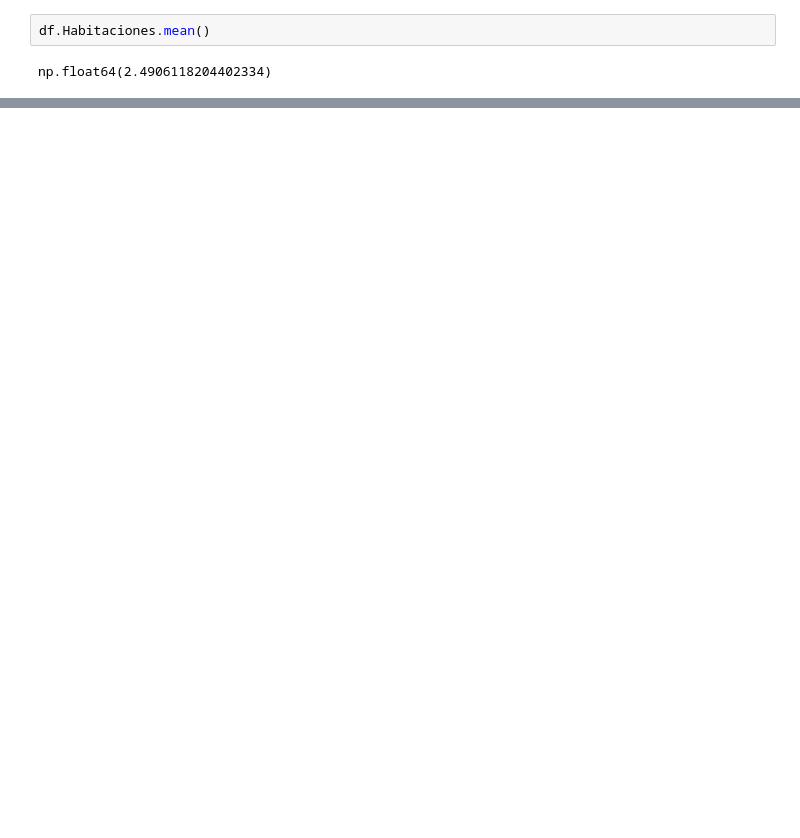
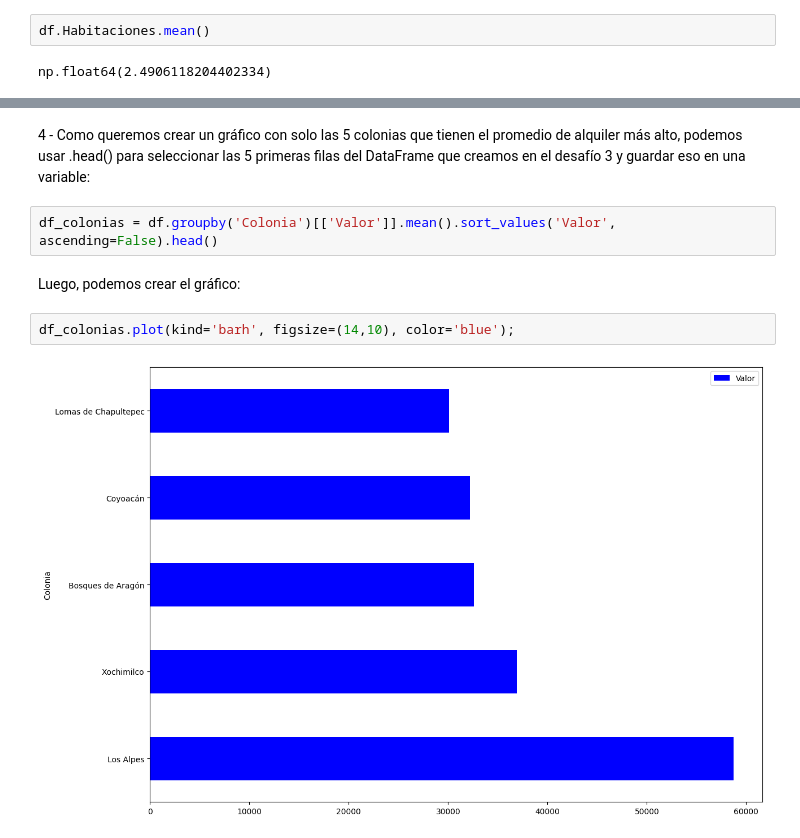
Before and after one commit to AngelTroncoso/Data_Science, a Jupyter notebook: 4_Pandas_en_introduccion.ipynb, the cells around one changed output, grey strips where cells are left out. Cells and saved outputs as stored; diff of their text form; blank space fills up the shorter version.

```diff
--- a/4_Pandas_en_introduccion.ipynb
+++ b/4_Pandas_en_introduccion.ipynb
@@ -703,0 +746,10 @@ KeyError: 'Tipo'
+# %% [markdown]
+4 - Como queremos crear un gráfico con solo las 5 colonias que tienen el promedio de alquiler más alto, podemos usar .head() para seleccionar las 5 primeras filas del DataFrame que creamos en el desafío 3 y guardar eso en una variable:
+# %%
+df_colonias = df.groupby('Colonia')[['Valor']].mean().sort_values('Valor', ascending=False).head()
+# %% [markdown]
+Luego, podemos crear el gráfico:
+# %%
+df_colonias.plot(kind='barh', figsize=(14,10), color='blue');
+# %% [output]
+[figure, added]
```
Also changed, not shown: parts of 11 cells of this notebook.
